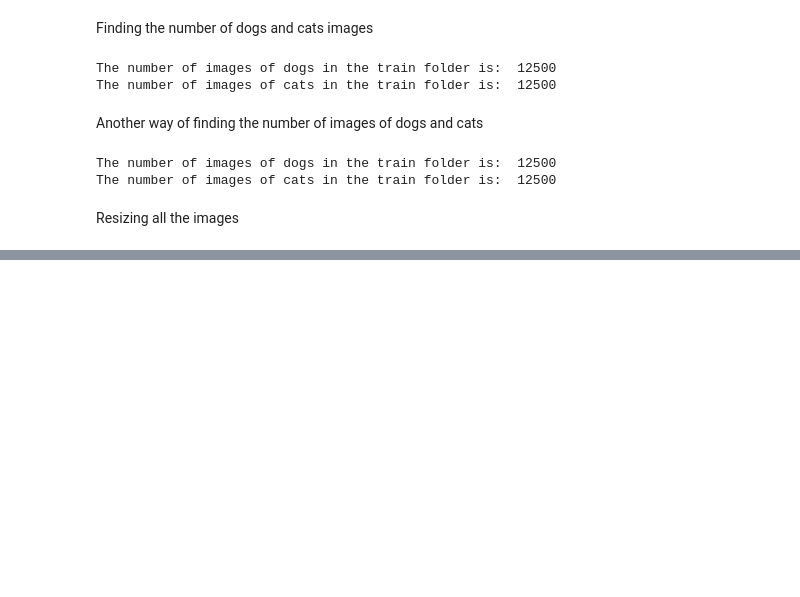
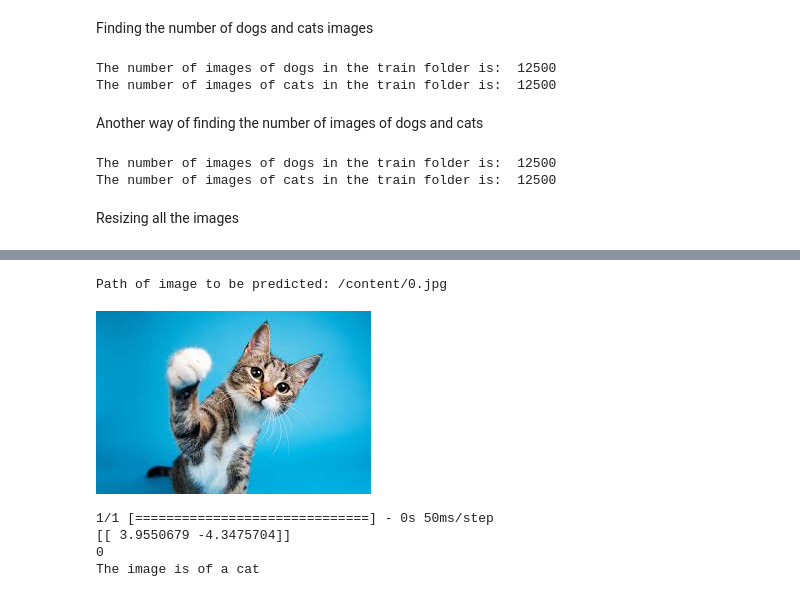
Before and after one commit to Abhishek3102/ML, a Jupyter notebook: Dogs_vs_Cats_Classification_using_Transfer_Learning.ipynb, the cells around one changed output, grey strips where cells are left out. Saved outputs shown, nothing was run; the diff lists cells and outputs as text; code cells hidden in the pictures; blank space fills up the shorter version.

```diff
--- a/Dogs_vs_Cats_Classification_using_Transfer_Learning.ipynb
+++ b/Dogs_vs_Cats_Classification_using_Transfer_Learning.ipynb
@@ -154,0 +367,30 @@ plt.imshow(resized_cat_image)
+# %%
+input_image_path = input('Path of image to be predicted: ')
+input_image = cv2.imread(input_image_path)
+cv2_imshow(input_image)
+
+input_image_resize = cv2.resize(input_image, (224,224))
+
+input_image_rescaled = input_image_resize/255
+
+image_reshaped = np.reshape(input_image_rescaled, [1,224,224,3])
+
+input_prediction = model.predict(image_reshaped)
+
+print(input_prediction)
+
+input_pred_label = np.argmax(input_prediction)
+
+print(input_pred_label)
+
+if input_pred_label == 0:
+  print("The image is of a cat")
+else:
+  print("The image is of a dog")
+# %% [output]
+Path of image to be predicted: /content/0.jpg
+[figure, added]
+1/1 [==============================] - 0s 50ms/step
+[[ 3.9550679 -4.3475704]]
+0
+The image is of a cat
```
Also changed, not shown: parts of 32 cells of this notebook.
